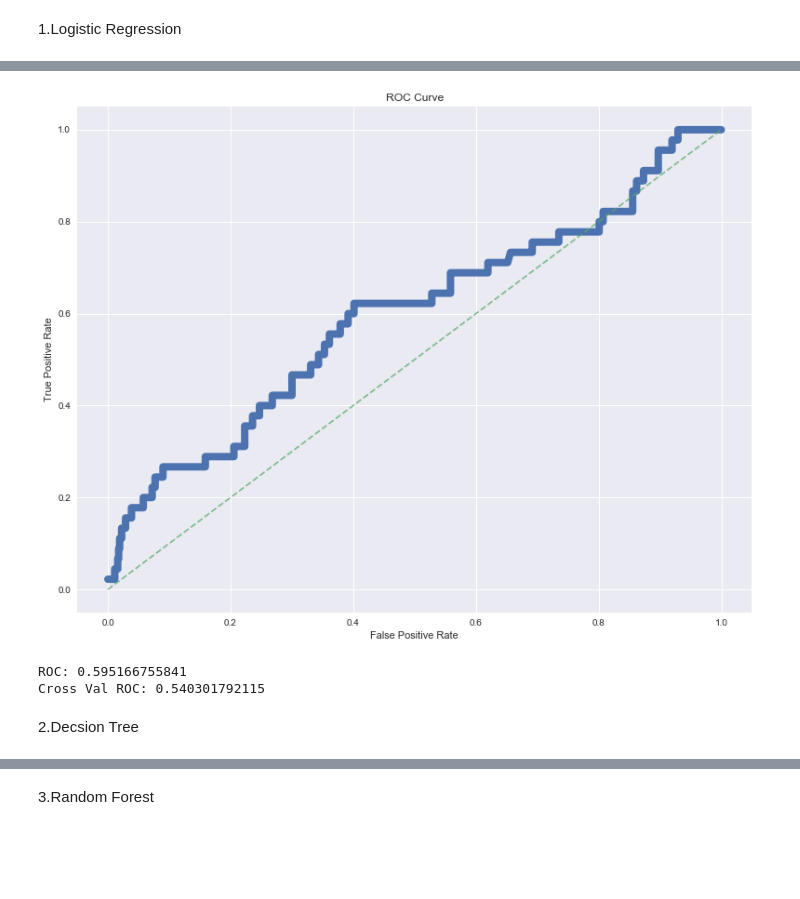
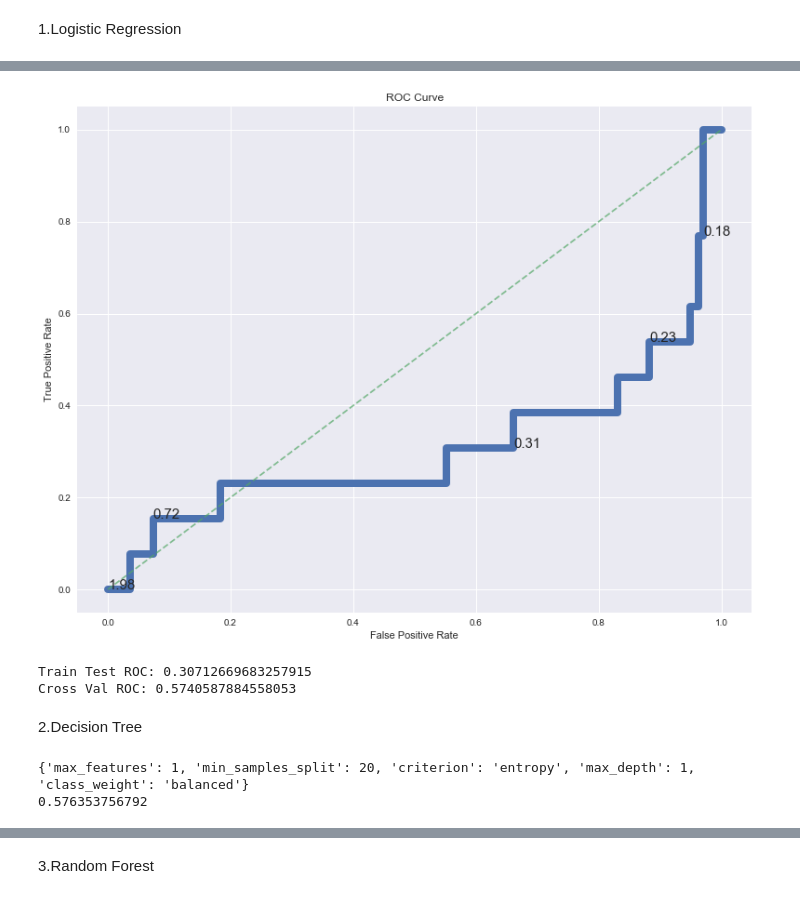
Before and after one commit to lingchiao/DS-SF-42, a Jupyter notebook: final_project/Final Project.ipynb, the cells around one changed output, grey strips where cells are left out. Saved outputs shown, nothing was run; the diff lists cells and outputs as text; code cells hidden in the pictures; blank space fills up the shorter version.

```diff
--- a/final_project/Final Project.ipynb
+++ b/final_project/Final Project.ipynb
@@ -288,2 +283,21 @@ Name: biopsy, dtype: float64
 # %% [markdown]
 1.Logistic Regression
+# %%
+#Logistic Regression Model
+scaler = StandardScaler()
+X_scaled = scaler.fit_transform(X)
+X_train_scaled, X_test_scaled, y_train_scaled, y_test_scaled = train_test_split(X_scaled, Y,
+                                                   test_size = 0.2)
+log = linear_model.LogisticRegression(class_weight='balanced')
+log.fit(X_train_scaled, y_train_scaled)
+preds = log.predict(X_test_scaled)
+preds_proba = log.predict_proba(X_test_scaled)
+
+
+print 'Null accuracy of testing:', y_test_scaled.value_counts(normalize=True)
+print 'test model accuracy score:', log.score(X_test_scaled,y_test_scaled)
+print 'test precision_score:', precision_score(y_test_scaled, preds)
+print 'test recall score:', recall_score(y_test_scaled, preds)
+print 'test roc score:', roc_auc_score(y_test_scaled, preds)
+print 'cross validation recall score:', cross_val_score(log, X_scaled, Y, cv = 5, scoring = 'recall').mean()
+print 'cross validation roc score:', cross_val_score(log, X_scaled, Y, cv = 5, scoring = 'roc_auc').mean()
@@ -290,16 +316,4 @@ Name: biopsy, dtype: float64
 # %%
-#Logistic Regression Model
-scaler = StandardScaler()
-X_scaled = scaler.fit_transform(X)
-
-log = linear_model.LogisticRegression()
-log.fit(X_scaled,Y)
-print 'model_score:', log.score(X_scaled,Y)
-log_cv_scores = cross_val_score(log, X, Y, cv = 5, scoring = 'accuracy')
-print 'cross validation score:', log_cv_scores.mean()
-
-#log.predict(X)
-
 #interpret the coefficients
 coef = pd.DataFrame(zip(X.columns, np.transpose(log.coef_[0])), columns = ['coef', 'value'])
 coef['odds_ratio'] = np.e**(coef['value'])
@@ -341,22 +352,43 @@ FPR: 0.0930979133226
 # %%
-test_probs = log.predict_proba(X)[:,1]
-fpr, tpr, thres = roc_curve(Y, test_probs)
-thres[::5]
+test_probs = log.predict_proba(X_test_scaled)[:,1]
+fpr, tpr, thres = roc_curve(y_test_scaled, test_probs)
+
 plt.figure(figsize=(13,10))
 plt.plot(fpr, tpr, linewidth=8)
 #Line of randomness
 plt.plot([0,1], [0,1], "--", alpha=.7)
+for label, x, y in zip(thres[::5], fpr[::5], tpr[::5]):
+    plt.annotate("{0:.2f}".format(label), xy=(x, y ), size = 15)
 plt.xlabel("False Positive Rate")
 plt.ylabel("True Positive Rate")
 plt.title("ROC Curve")
 plt.show()
 
-print 'ROC:', roc_auc_score(Y, test_probs)
-print 'Cross Val ROC:', cross_val_score(log, X,Y,cv = 5, scoring='roc_auc').mean()
+print 'Train Test ROC:', roc_auc_score(y_test_scaled, test_probs)
+print 'Cross Val ROC:', cross_val_score(log, X_scaled, Y,cv = 5, scoring='roc_auc').mean()
 # %% [output]
-[figure, old version]
+[figure, new version]
-ROC: 0.595166755841
-Cross Val ROC: 0.540301792115
+Train Test ROC: 0.30712669683257915
+Cross Val ROC: 0.5740587884558053
 # %% [markdown]
-2.Decsion Tree
+2.Decision Tree
+# %%
+depth_range = range(1,21)
+
+param_grid_dt = {'criterion': ['gini', 'entropy'],
+                 'max_depth': depth_range,
+                 'min_samples_split' : [2, 10, 20],
+                 'class_weight' : ['balanced'],
+                 'max_features' : [1,5,10,15,20]}
+
+grid_dt = GridSearchCV(estimator=DecisionTreeClassifier(),
+                      param_grid = param_grid_dt, cv=5,
+                      scoring = 'recall')
+
+grid_dt.fit(X_train, y_train) #DO THIS ON THE ENTIRE DATA SET
+print grid_dt.best_params_
+print grid_dt.best_score_
+# %% [output]
+{'max_features': 1, 'min_samples_split': 20, 'criterion': 'entropy', 'max_depth': 1, 'class_weight': 'balanced'}
+0.576353756792
 # %%
```
Also changed, not shown: parts of 56 cells of this notebook, 2 other files.
